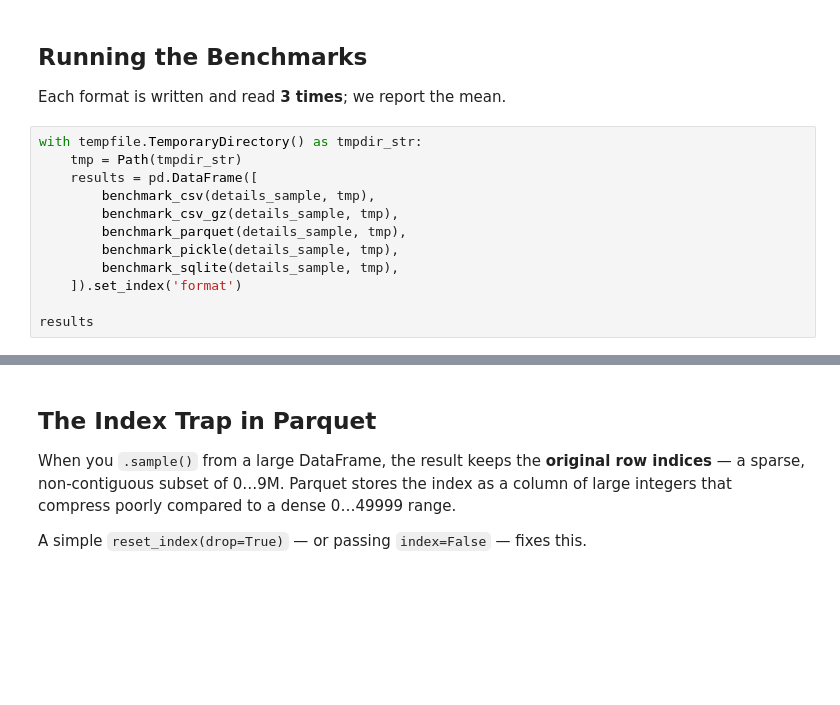
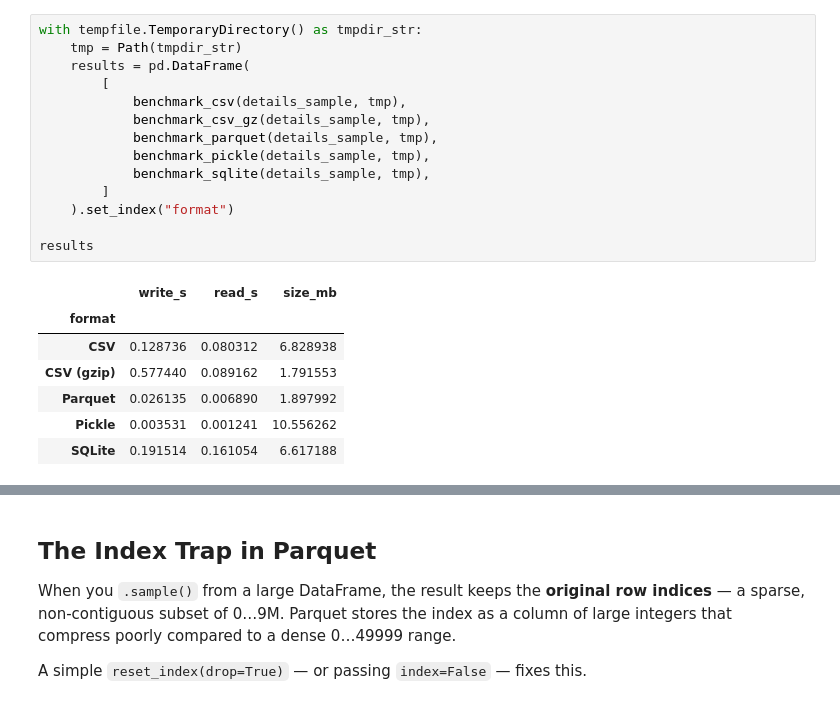
Before and after one commit to endremborza/prog2-2026-scribbles, a Jupyter notebook: serialization-comparison.ipynb, the cells around one changed output, grey strips where cells are left out. Drawn from its saved outputs; the diff is of its cells as text; blank space fills up the shorter version.

```diff
--- a/serialization-comparison.ipynb
+++ b/serialization-comparison.ipynb
@@ -143,20 +138,26 @@ def benchmark_sqlite(df: pd.DataFrame, tmp: Path) -> dict:
         **measure_write_read(write_sqlite, read_sqlite, path),
     }
-# %% [markdown]
-## Running the Benchmarks
-
-Each format is written and read **3 times**; we report the mean.
 # %%
 with tempfile.TemporaryDirectory() as tmpdir_str:
     tmp = Path(tmpdir_str)
-    results = pd.DataFrame([
-        benchmark_csv(details_sample, tmp),
-        benchmark_csv_gz(details_sample, tmp),
-        benchmark_parquet(details_sample, tmp),
-        benchmark_pickle(details_sample, tmp),
-        benchmark_sqlite(details_sample, tmp),
-    ]).set_index('format')
+    results = pd.DataFrame(
+        [
+            benchmark_csv(details_sample, tmp),
+            benchmark_csv_gz(details_sample, tmp),
+            benchmark_parquet(details_sample, tmp),
+            benchmark_pickle(details_sample, tmp),
+            benchmark_sqlite(details_sample, tmp),
+        ]
+    ).set_index("format")
 
 results
+# %% [output]
+|  | write_s | read_s | size_mb |
+| format |  |  |  |
+| CSV | 0.128736 | 0.080312 | 6.828938 |
+| CSV (gzip) | 0.577440 | 0.089162 | 1.791553 |
+| Parquet | 0.026135 | 0.006890 | 1.897992 |
+| Pickle | 0.003531 | 0.001241 | 10.556262 |
+| SQLite | 0.191514 | 0.161054 | 6.617188 |
 # %%
 (
```
Also changed, not shown: parts of 13 cells of this notebook.
